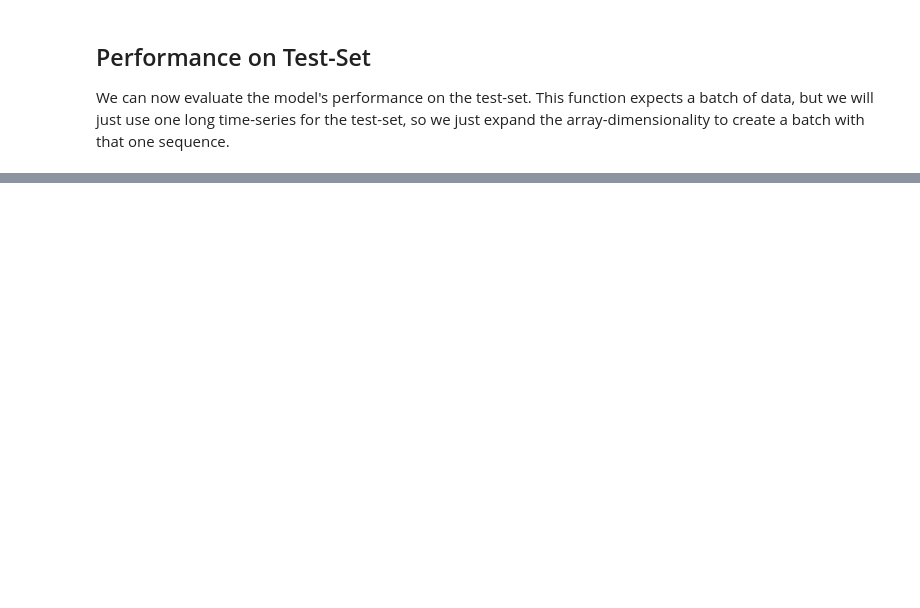
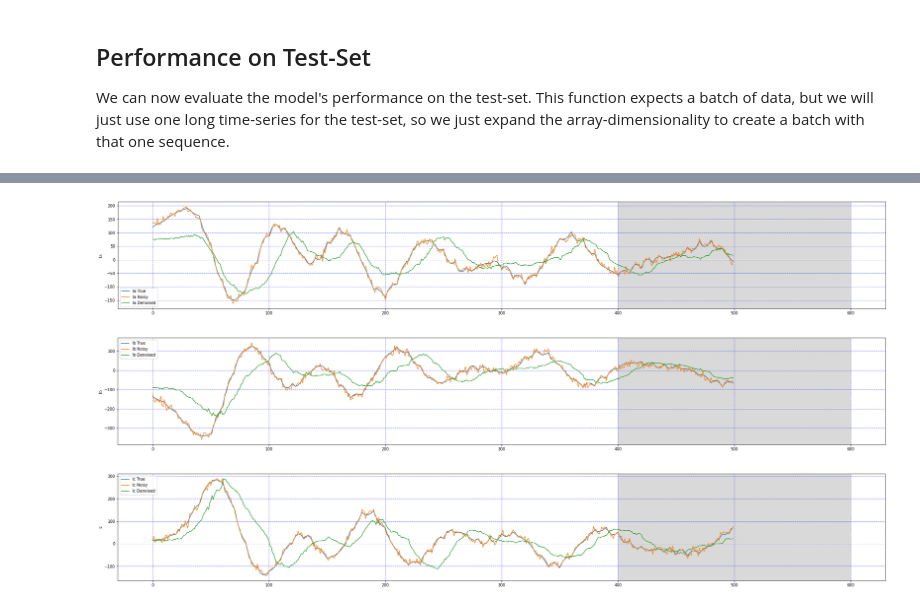
Before and after one commit to NiiHam/opencampus-transformers-2022, a Jupyter notebook: Transformer_Observer_2022_gitdoc.ipynb, the cells around one changed output, grey strips where cells are left out. Saved outputs shown, nothing was run; the diff lists cells and outputs as text; code cells hidden in the pictures; blank space fills up the shorter version.

```diff
--- a/Transformer_Observer_2022_gitdoc.ipynb
+++ b/Transformer_Observer_2022_gitdoc.ipynb
@@ -1574 +1504,31 @@ tfp.stats.correlation(y_true, y=y_pred, sample_axis=0, event_axis=-1, keepdims=F
+# %%
+for signal_ in range(3):
+
+        # Get the true output-signal from the data-set.
+        signal_true = y_true[:, signal_].reshape(-1,1)
+        signal_noisy = noisify_(signal_true, SNR=20, dB=True, sampleRate=10000, plot=False).reshape(-1,1)
+        signal_denoised = y_pred[:, signal_].reshape(-1,1)
+
+
+        # Make the plotting-canvas bigger.
+        plt.figure(figsize=(35,5))
+
+        # Plot and compare the two signals.
+        plt.plot(signal_true, label=f'{input_names[3+signal_]} True')
+        plt.plot(signal_noisy, label=f'{input_names[3+signal_]} Noisy')
+        plt.plot(signal_denoised, label=f'{input_names[3+signal_]} Denoised')
+
+
+        # Plot grey box for warmup-period.
+        p = plt.axvspan(400, 600, facecolor='black', alpha=0.15)
+
+        # Plot labels etc.
+        plt.ylabel(input_names[3+signal_])
+        plt.grid(color='b', linestyle='-.', linewidth=0.5)
+        plt.legend()
+        plt.show()
+# %% [output]
+[figure, added]
+[figure, added]
+[figure, added]
 # %%
```
Also changed, not shown: parts of 34 cells of this notebook.
